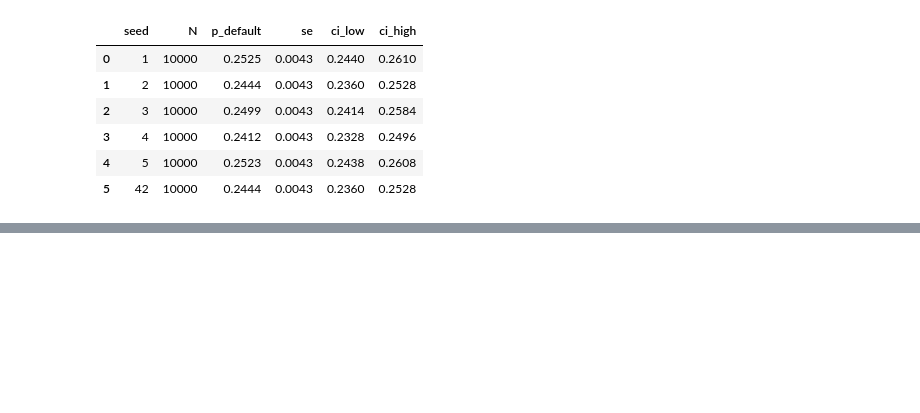
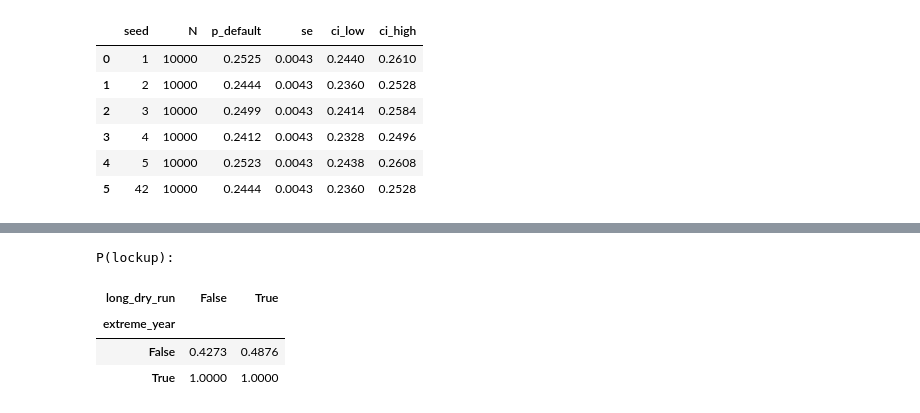
Before and after one commit to IgnacioFunesDeluigi/hydro-project-finance, a Jupyter notebook: notebooks/03_montecarlo.ipynb, the cells around one changed output, grey strips where cells are left out. Cells and saved outputs as stored; diff of their text form; code cells hidden in the pictures; blank space fills up the shorter version.

```diff
--- a/notebooks/03_montecarlo.ipynb
+++ b/notebooks/03_montecarlo.ipynb
@@ -422,0 +469,9 @@ Random seed list: [1, 2, 3, 4, 5, 42]
+# %%
+print("P(lockup):")
+sims_h1.pivot_table(index="extreme_year", columns="long_dry_run", values="any_lockup", aggfunc="mean")
+# %% [output]
+P(lockup):
+| long_dry_run | False | True |
+| extreme_year |  |  |
+| False | 0.4273 | 0.4876 |
+| True | 1.0000 | 1.0000 |
```
Also changed, not shown: parts of 13 cells of this notebook, 3 other files.
